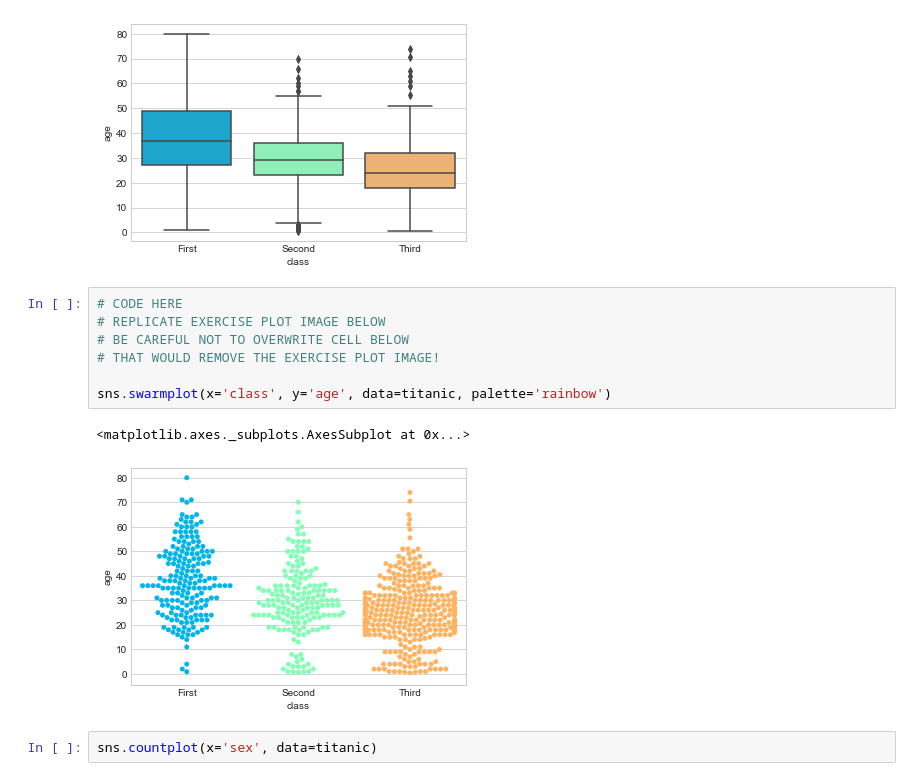
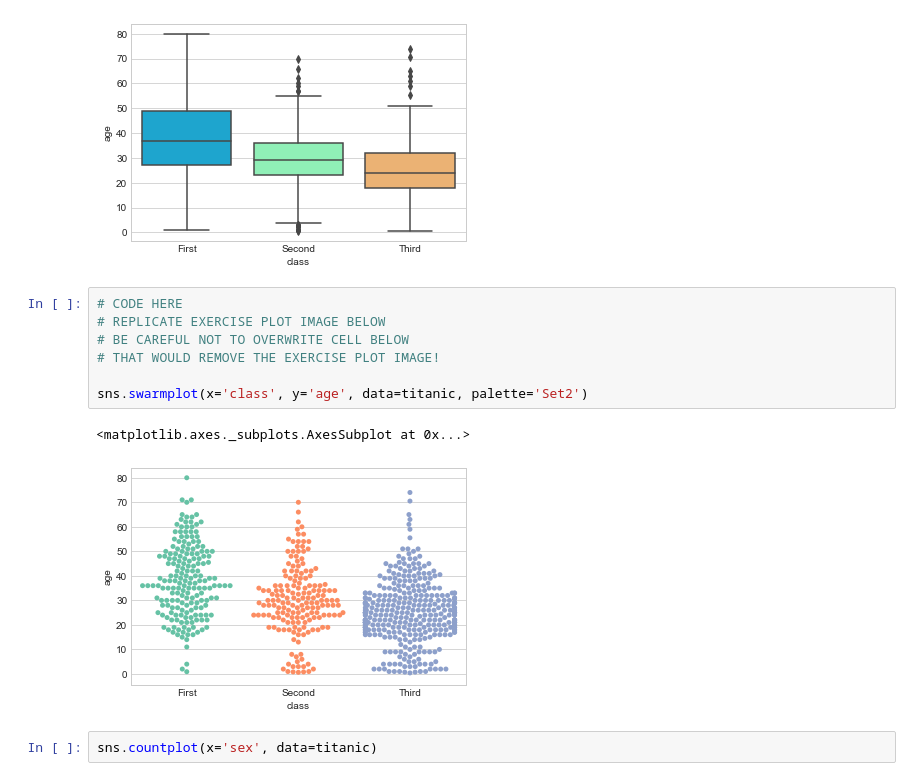
Before and after one commit to jlopez1423/titanic-dataset-seaborn, a Jupyter notebook: Seaborn Exercises.ipynb, the cells around one changed output. Cells and saved outputs as stored; diff of their text form.

```diff
--- a/Seaborn Exercises.ipynb
+++ b/Seaborn Exercises.ipynb
@@ -49,13 +49,13 @@ sns.boxplot(x='class', y='age', data=titanic, palette='rainbow' )
 # %%
 # CODE HERE
 # REPLICATE EXERCISE PLOT IMAGE BELOW
 # BE CAREFUL NOT TO OVERWRITE CELL BELOW
 # THAT WOULD REMOVE THE EXERCISE PLOT IMAGE!
 
-sns.swarmplot(x='class', y='age', data=titanic, palette='rainbow')
+sns.swarmplot(x='class', y='age', data=titanic, palette='Set2')
 # %% [output]
 <matplotlib.axes._subplots.AxesSubplot at 0x...>
-[figure, old version]
+[figure, new version]
 # %%
 sns.countplot(x='sex', data=titanic)
 # %% [output]
```
Also changed, not shown: parts of 1 cell of this notebook.
